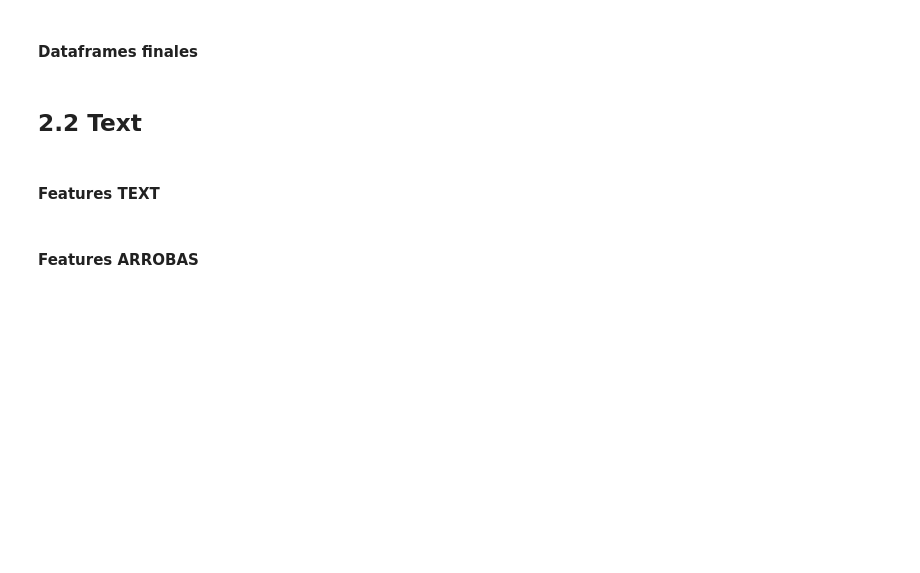
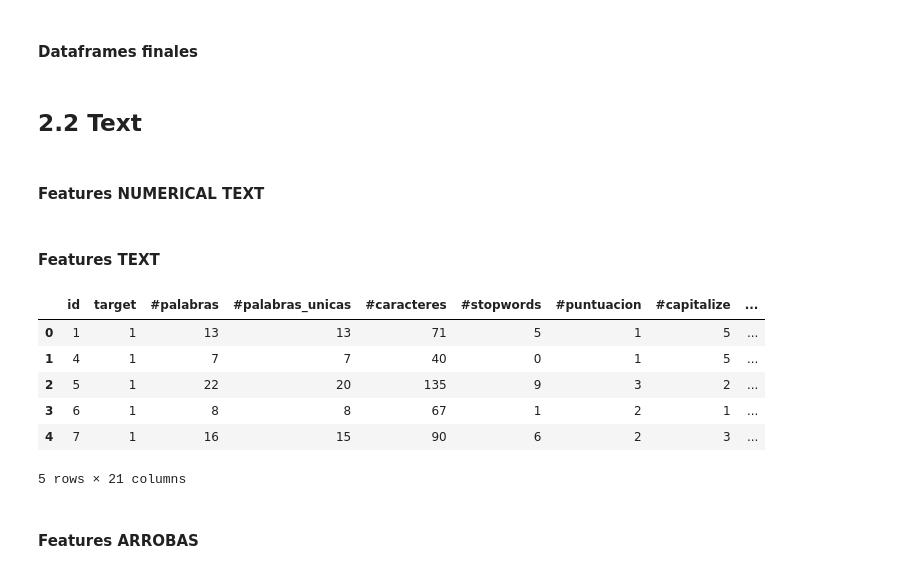
Before and after one commit to anichucai/7506-Datos-datos-tp2, a Jupyter notebook: Features.ipynb, the cells around one changed output. Drawn from its saved outputs; the diff is of its cells as text; code cells hidden in the pictures; blank space fills up the shorter version.

```diff
--- a/Features.ipynb
+++ b/Features.ipynb
@@ -880,7 +880,7 @@ def hasRelevantTaggedUser(users):
     return False
 
 def text_agregar_features_numericos(df):
-    df = agregar_features_cantidad_palabras(df)
+    df = agregar_features_cantidad_palabras(df.copy())
     df['#palabras_binned'] = pd.qcut(df['#palabras'], q=4, labels=False)
     df['#palabras_unicas_binned'] = pd.qcut(df['#palabras_unicas'], q=4, labels=False)
     df['#caracteres_binned'] = pd.qcut(df['#caracteres'], q=5, labels=False)
@@ -929,11 +929,22 @@ df_text.text = df_text.text.apply(clean_text_non_strict)
 df_test_text = test.copy()
 df_test_text = df_test_text.drop(columns=['keyword','location'])
 df_test_text.text = df_test_text.text.apply(clean_text_non_strict)
+# %% [markdown]
+#### Features NUMERICAL TEXT
 # %% [markdown]
 #### Features TEXT
 # %%
 text_numerical_features = df_text.copy()
 text_numerical_features = text_agregar_features_numericos(text_numerical_features).drop(columns=['text'])
+text_numerical_features.head()
+# %% [output]
+|  | id | target | #palabras | #palabras_unicas | #caracteres | #stopwords | #puntuacion | #capitalize | ... |
+| 0 | 1 | 1 | 13 | 13 | 71 | 5 | 1 | 5 | ... |
+| 1 | 4 | 1 | 7 | 7 | 40 | 0 | 1 | 5 | ... |
+| 2 | 5 | 1 | 22 | 20 | 135 | 9 | 3 | 2 | ... |
+| 3 | 6 | 1 | 8 | 8 | 67 | 1 | 2 | 1 | ... |
+| 4 | 7 | 1 | 16 | 15 | 90 | 6 | 2 | 3 | ... |
+5 rows × 21 columns
 # %%
 test_text_numerical_features = df_test_text.copy()
 test_text_numerical_features = text_agregar_features_numericos(test_text_numerical_features).drop(columns=['text'])
```
Also changed, not shown: parts of 30 cells of this notebook, 10 other files.
